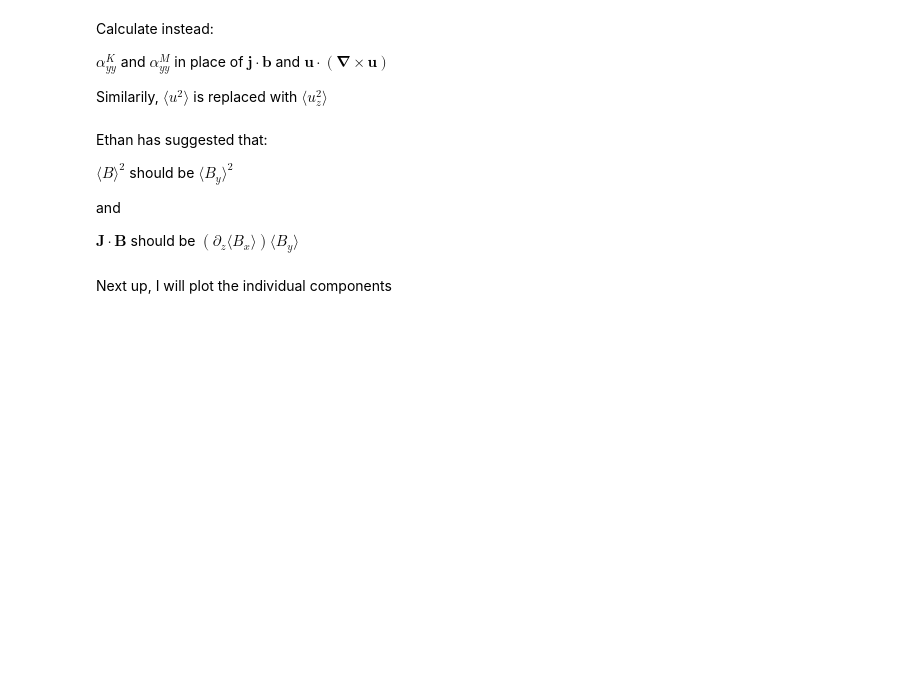
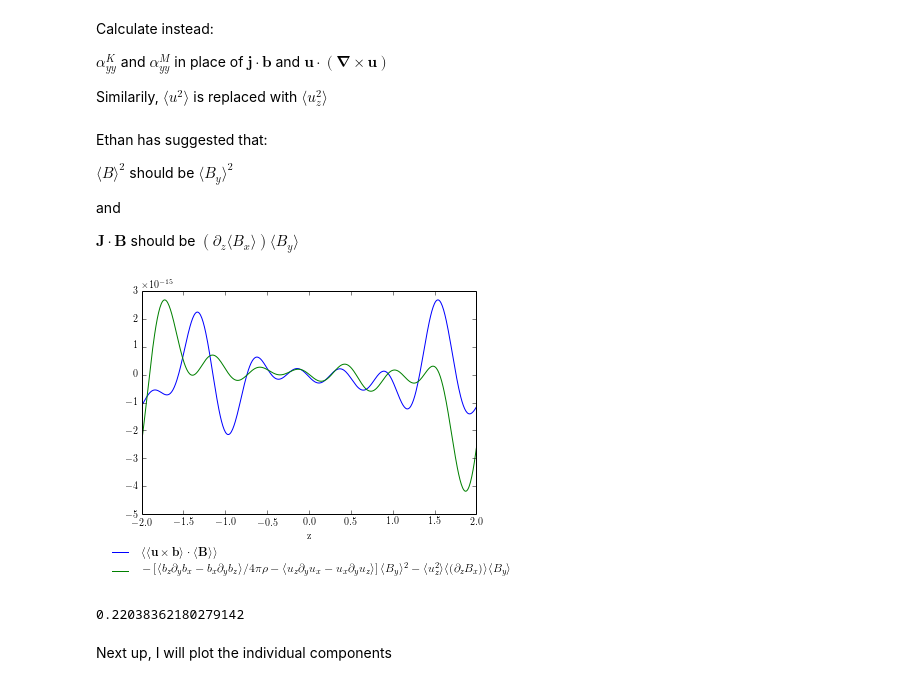
Before and after one commit to DrJeckyl/Python-ShearingBox-Analysis, a Jupyter notebook: PaperWorkflow.ipynb, the cells around one changed output. Cells and saved outputs as stored; diff of their text form; code cells hidden in the pictures; blank space fills up the shorter version.

```diff
--- a/PaperWorkflow.ipynb
+++ b/PaperWorkflow.ipynb
@@ -380,12 +403,21 @@ temp = (hc_yy/4./pi/rho - h_yy)*(B-b)[1]**2
 # %%
-diffusion = (func.LargeScale(u[2]*u[2])+func.eta()) * func.LargeScale(func.ifftvec(1.j * k[2] * func.fftvec(B[0]))) * (B-b)[1]
-#diffusion = (func.LargeScale(u[2]*u[2]) + func.LargeScale(b[2]*b[2])/3.) * func.LargeScale(Hc)
+uz_rms = func.LargeScale(u[2]*u[2])
+j_dot_b_z = func.LargeScale(func.ifftvec(1.j * k[2] * func.fftvec(B[0]))) * (B-b)[1]
+# %%
+C = -8.
+diffusion = (uz_rms + func.eta()*C)*j_dot_b_z
+# %%
+item1 = func.zaverage(func.LargeScale(scale_transfer/2.))
+# %%
+item2 = func.zaverage(func.LargeScale(temp - diffusion))
 # %%
 fig, axes = subplots(1,1)
-axes.plot(z, func.zaverage(func.LargeScale(scale_transfer/2.))/max(func.zaverage(scale_transfer/2.))*max(func.zaverage(temp-diffusion)), label=r"$\langle \langle \mathbf{u} \times \mathbf{b} \rangle \cdot \langle \mathbf{B} \rangle \rangle $")
-#axes.plot(z, func.zaverage(func.LargeScale(scale_transfer/2.))/509., label=r"$\langle \langle \mathbf{u} \times \mathbf{b} \rangle \cdot \langle \mathbf{B} \rangle \rangle $")
-axes.plot(z, func.zaverage(func.LargeScale(temp - diffusion)), label=r"$-\left[ \langle b_z \partial_y b_x - b_x \partial_y b_z \rangle / 4 \pi \rho - \langle u_z \partial_y u_x - u_x \partial_y u_z \rangle \right] \langle B_y \rangle^2 - \langle u_z^2 \rangle \langle ( \partial_z B_x)\rangle \langle B_y \rangle$")
+#axes.plot(z, func.zaverage(func.LargeScale(scale_transfer/2.))/max(func.zaverage(scale_transfer/2.))*max(func.zaverage(temp-diffusion)), label=r"$\langle \langle \mathbf{u} \times \mathbf{b} \rangle \cdot \langle \mathbf{B} \rangle \rangle $")
+axes.plot(z, item1/max(item1)*max(item2), label=r"$\langle \langle \mathbf{u} \times \mathbf{b} \rangle \cdot \langle \mathbf{B} \rangle \rangle $")
+axes.plot(z, item2, label=r"$-\left[ \langle b_z \partial_y b_x - b_x \partial_y b_z \rangle / 4 \pi \rho - \langle u_z \partial_y u_x - u_x \partial_y u_z \rangle \right] \langle B_y \rangle^2 - \langle u_z^2 \rangle \langle ( \partial_z B_x)\rangle \langle B_y \rangle$")
 axes.set_xlabel('z')
 leg = axes.legend(loc='upper center', bbox_to_anchor = (0.5, -0.1))
 leg.get_frame().set_alpha(0.0)
 savefig(plot_path+"emf_helicity_compare_yy.pdf", bbox_extra_artists=(leg, ), bbox_inches='tight',pad_inches=0,transparent=True)
+# %% [output]
+[figure, added]
@@ -394,3 +424,7 @@ savefig(plot_path+"emf_helicity_compare_yy.pdf", bbox_extra_artists=(leg, ), bbo
+# %%
+1./max(item1)*max(item2)
+# %% [output]
+0.22038362180279142
 # %% [markdown]
 Next up, I will plot the individual components
 # %%
```
Also changed, not shown: parts of 27 cells of this notebook.
